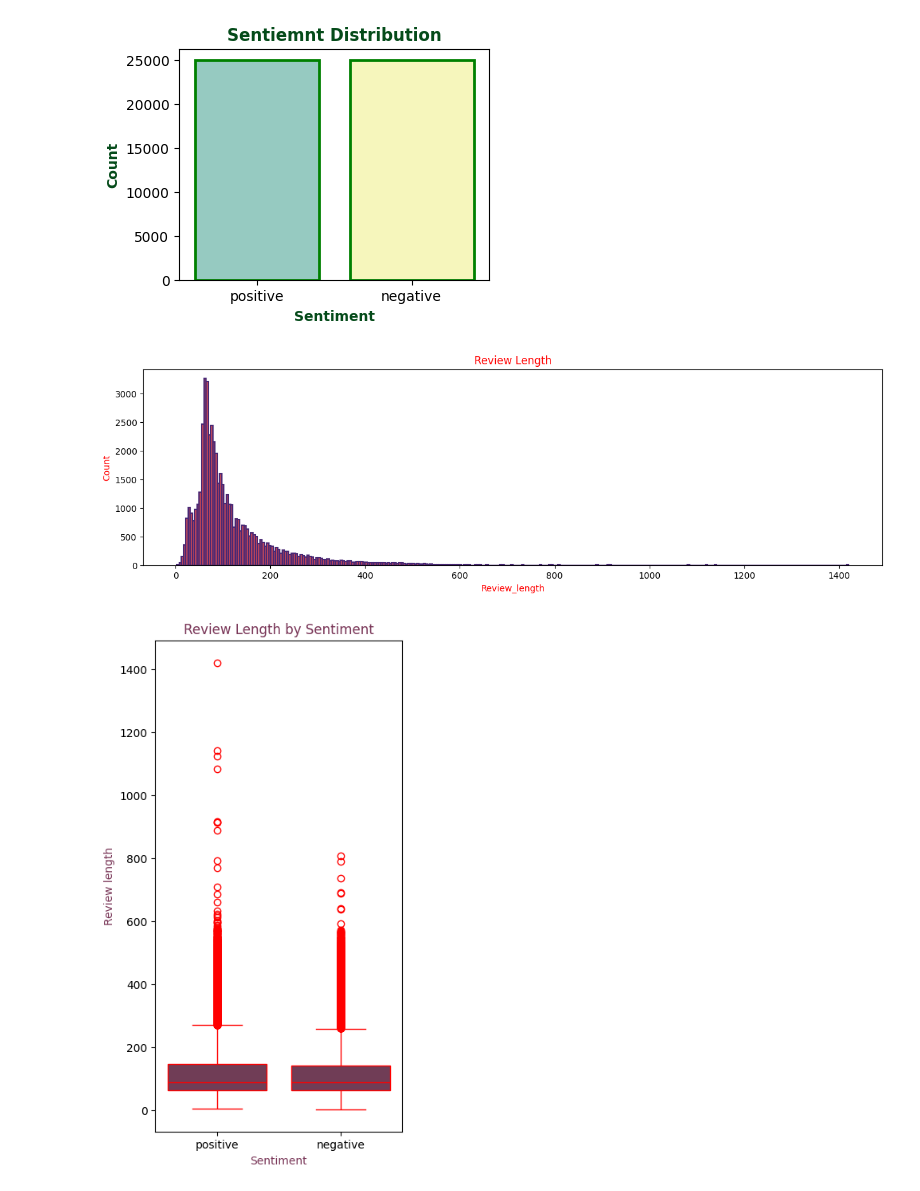
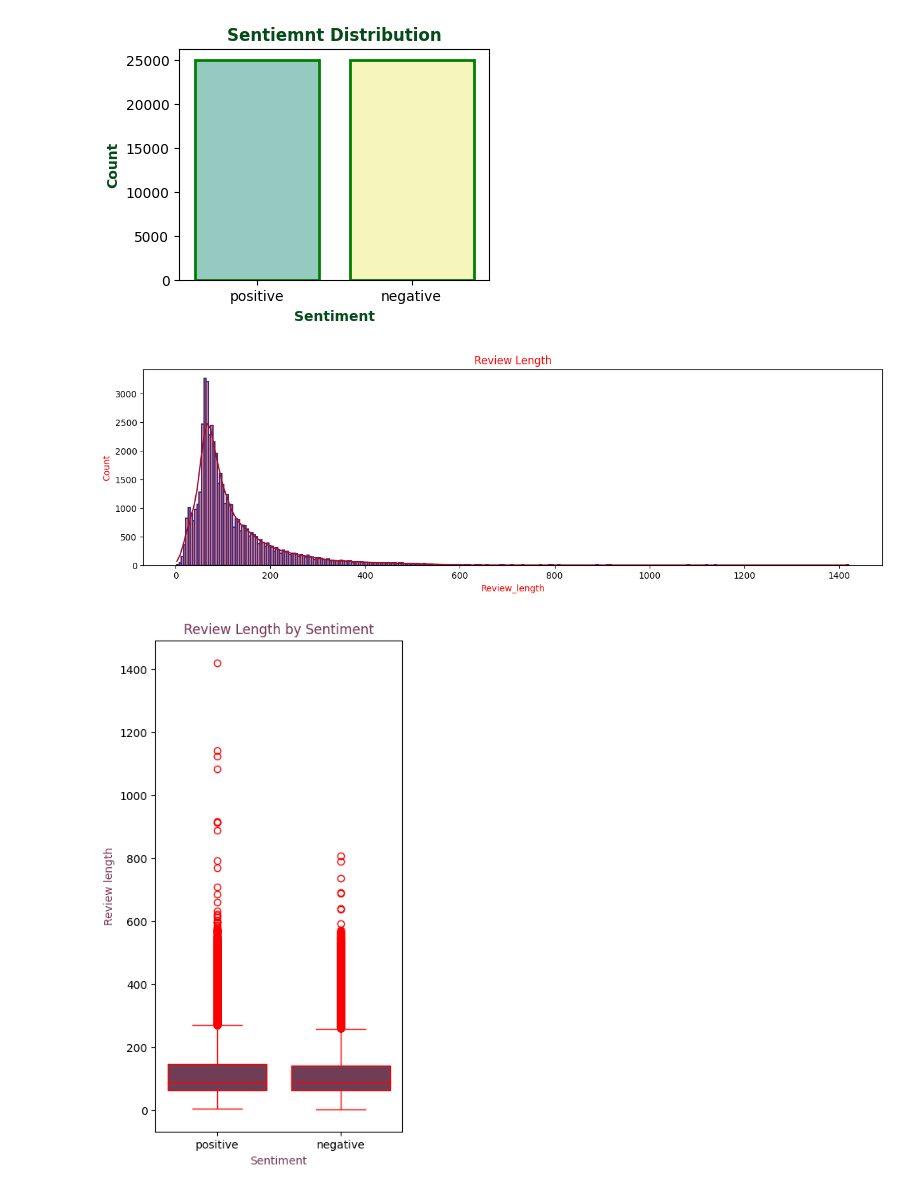
Before and after one commit to Md-Maruf-1727/movie-review-sentiment-analysis, a Jupyter notebook: Notebook/03_eda-visualization.ipynb, the cells around one changed output. Saved outputs shown, nothing was run; the diff lists cells and outputs as text; code cells hidden in the pictures.

```diff
--- a/Notebook/03_eda-visualization.ipynb
+++ b/Notebook/03_eda-visualization.ipynb
@@ -65,19 +65,20 @@ Passing `palette` without assigning `hue` is deprecated and will be removed in v
 # %%
 plt.figure(figsize=(15, 4))
 sns.histplot(
     data=df,
     x='review_length',
     bins=300,
     color="#A80C26",
     edgecolor="#492874",
-    linewidth=1.5
+    linewidth=1.5,
+    kde=True
 )
 plt.title('Review Length', color= 'red')
 plt.xlabel('Review_length', color='red')
 plt.ylabel('Count', color='red')
 plt.show()
 # %% [output]
-[figure, old version]
+[figure, new version]
 # %%
 plt.figure(figsize=(4, 8))
 sns.boxplot(
```
Also changed, not shown: 1 other file.
